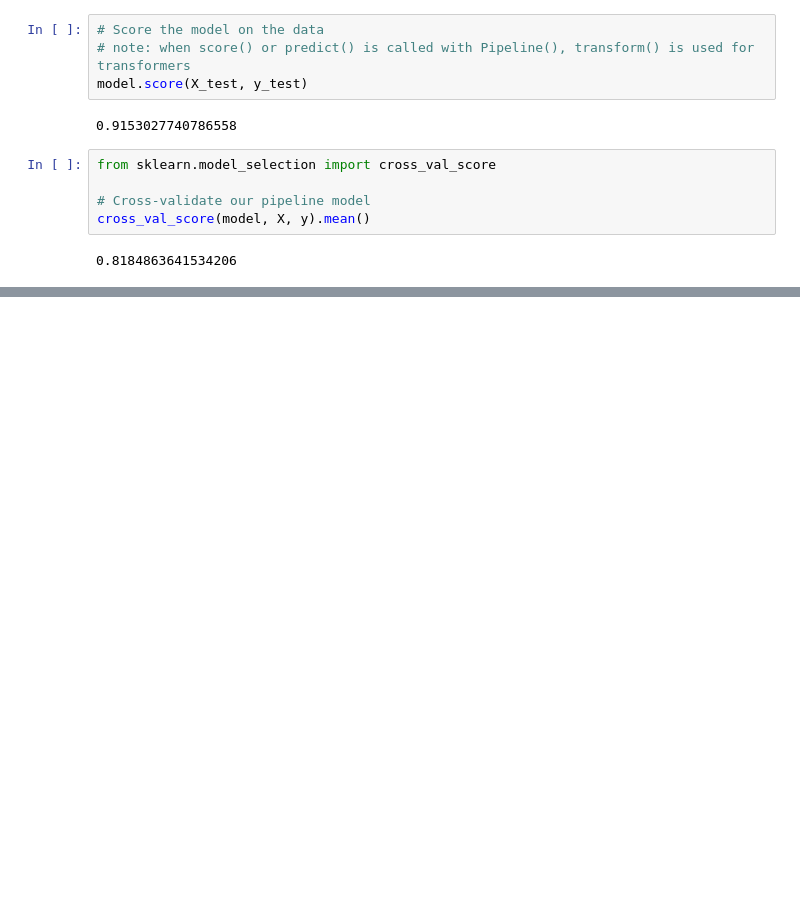
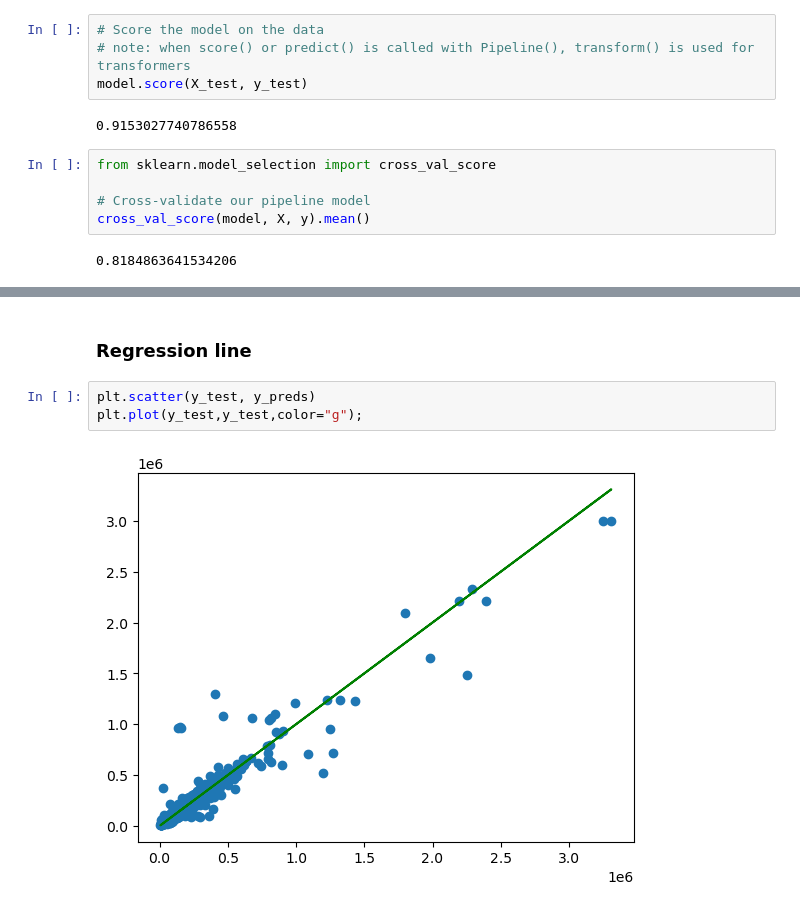
Before and after one commit to ilkeery/turkiye-car-prices-regressor, a Jupyter notebook: turkiye-car-regression-1.ipynb, the cells around one changed output, grey strips where cells are left out. Cells and saved outputs as stored; diff of their text form; blank space fills up the shorter version.

```diff
--- a/turkiye-car-regression-1.ipynb
+++ b/turkiye-car-regression-1.ipynb
@@ -239,0 +267,7 @@ mean squared error score : 3798148455.360592%
+# %% [markdown]
+### Regression line
+# %%
+plt.scatter(y_test, y_preds)
+plt.plot(y_test,y_test,color="g");
+# %% [output]
+[figure, added]
```
Also changed, not shown: parts of 11 cells of this notebook, 1 other file.
